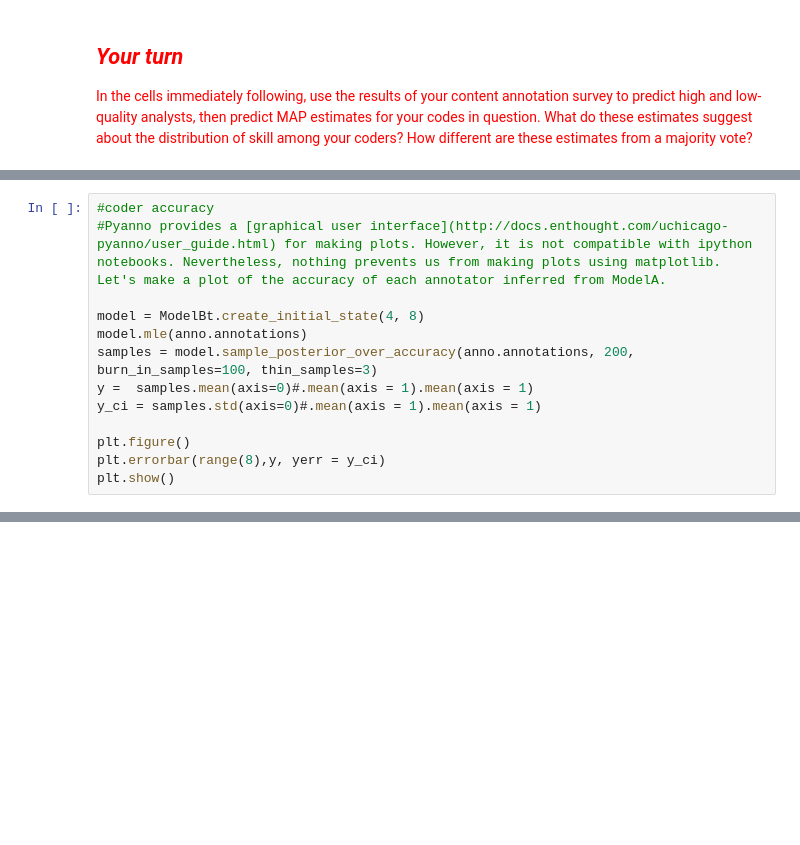
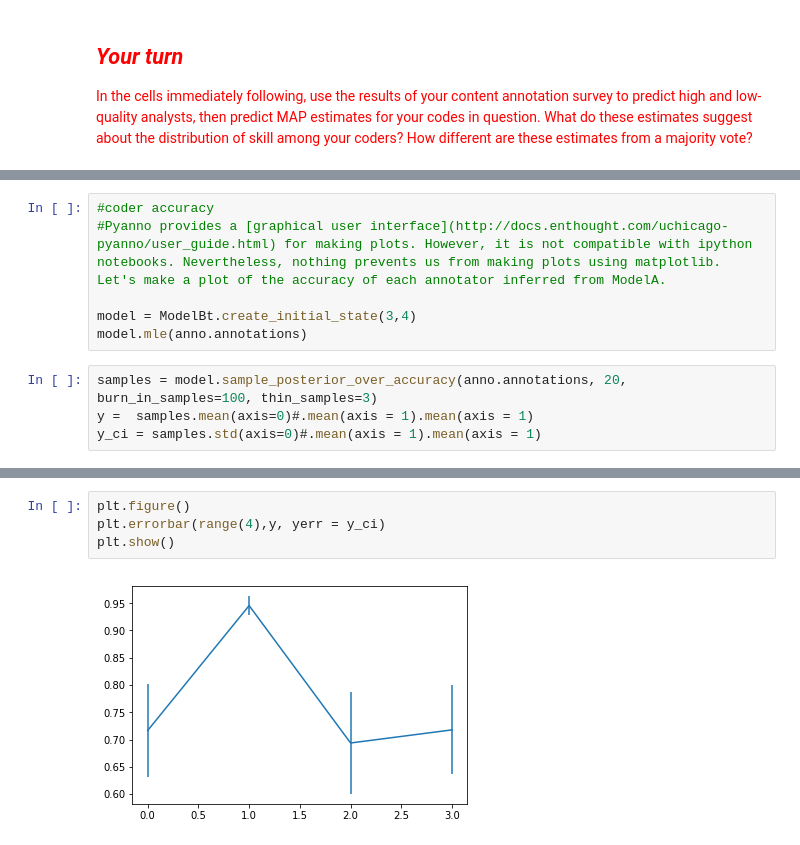
Before and after one commit to laurenjli/Content-Analysis-2020, a Jupyter notebook: week-2/2-Reliability.ipynb, the cells around one changed output, grey strips where cells are left out. Saved outputs shown, nothing was run; the diff lists cells and outputs as text; blank space fills up the shorter version.

```diff
--- a/week-2/2-Reliability.ipynb
+++ b/week-2/2-Reliability.ipynb
@@ -1095,12 +1112,9 @@ plt.show()
 #coder accuracy
 #Pyanno provides a [graphical user interface](http://docs.enthought.com/uchicago-pyanno/user_guide.html) for making plots. However, it is not compatible with ipython notebooks. Nevertheless, nothing prevents us from making plots using matplotlib. Let's make a plot of the accuracy of each annotator inferred from ModelA.
 
-model = ModelBt.create_initial_state(4, 8)
+model = ModelBt.create_initial_state(3,4)
 model.mle(anno.annotations)
-samples = model.sample_posterior_over_accuracy(anno.annotations, 200, burn_in_samples=100, thin_samples=3)
-y =  samples.mean(axis=0)#.mean(axis = 1).mean(axis = 1)
-y_ci = samples.std(axis=0)#.mean(axis = 1).mean(axis = 1)
-
-plt.figure()
-plt.errorbar(range(8),y, yerr = y_ci)
-plt.show()
+# %%
+samples = model.sample_posterior_over_accuracy(anno.annotations, 20, burn_in_samples=100, thin_samples=3)
+y =  samples.mean(axis=0)#.mean(axis = 1).mean(axis = 1)
+y_ci = samples.std(axis=0)#.mean(axis = 1).mean(axis = 1)
@@ -1107,2 +1125,8 @@ plt.show()
+# %%
+plt.figure()
+plt.errorbar(range(4),y, yerr = y_ci)
+plt.show()
+# %% [output]
+[figure, added]
 # %%
 # go off of the hotel reviews example
```
Also changed, not shown: parts of 6 cells of this notebook.
